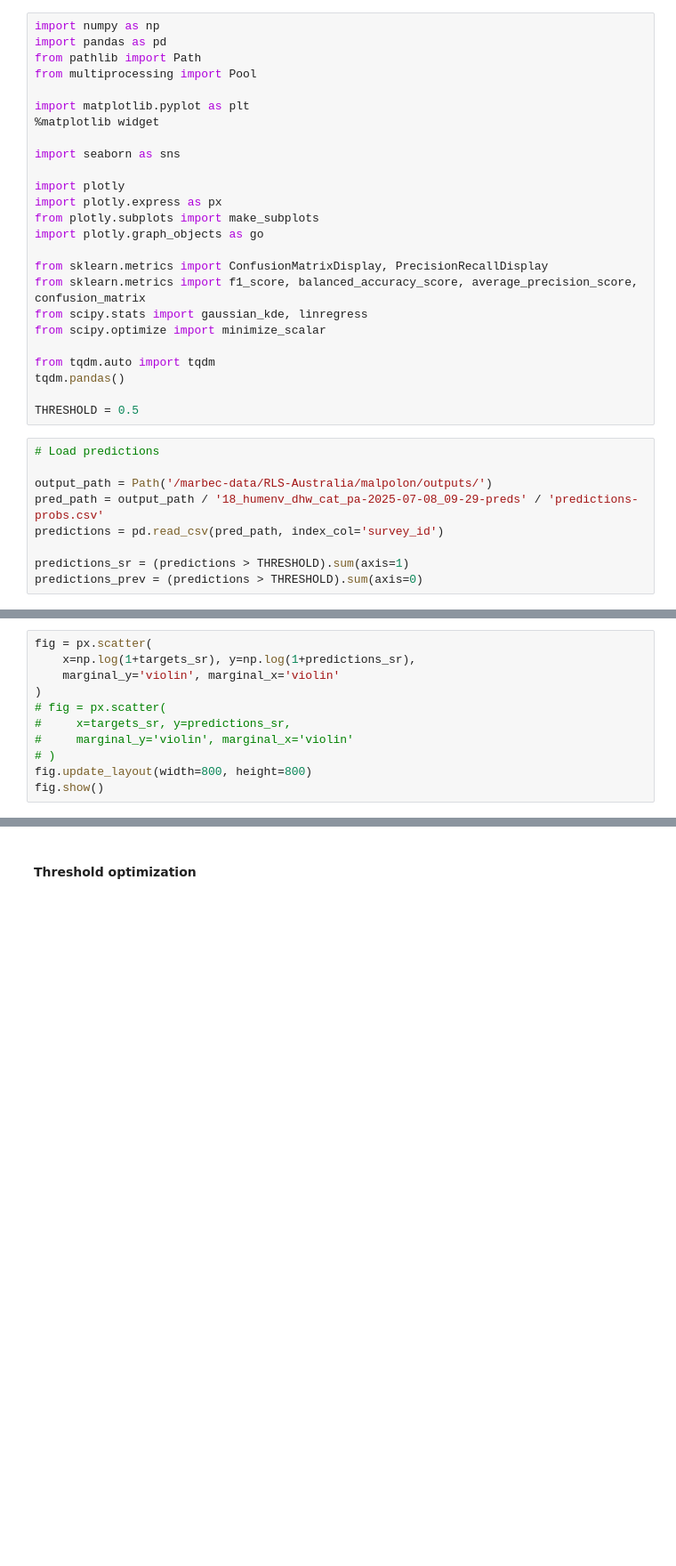
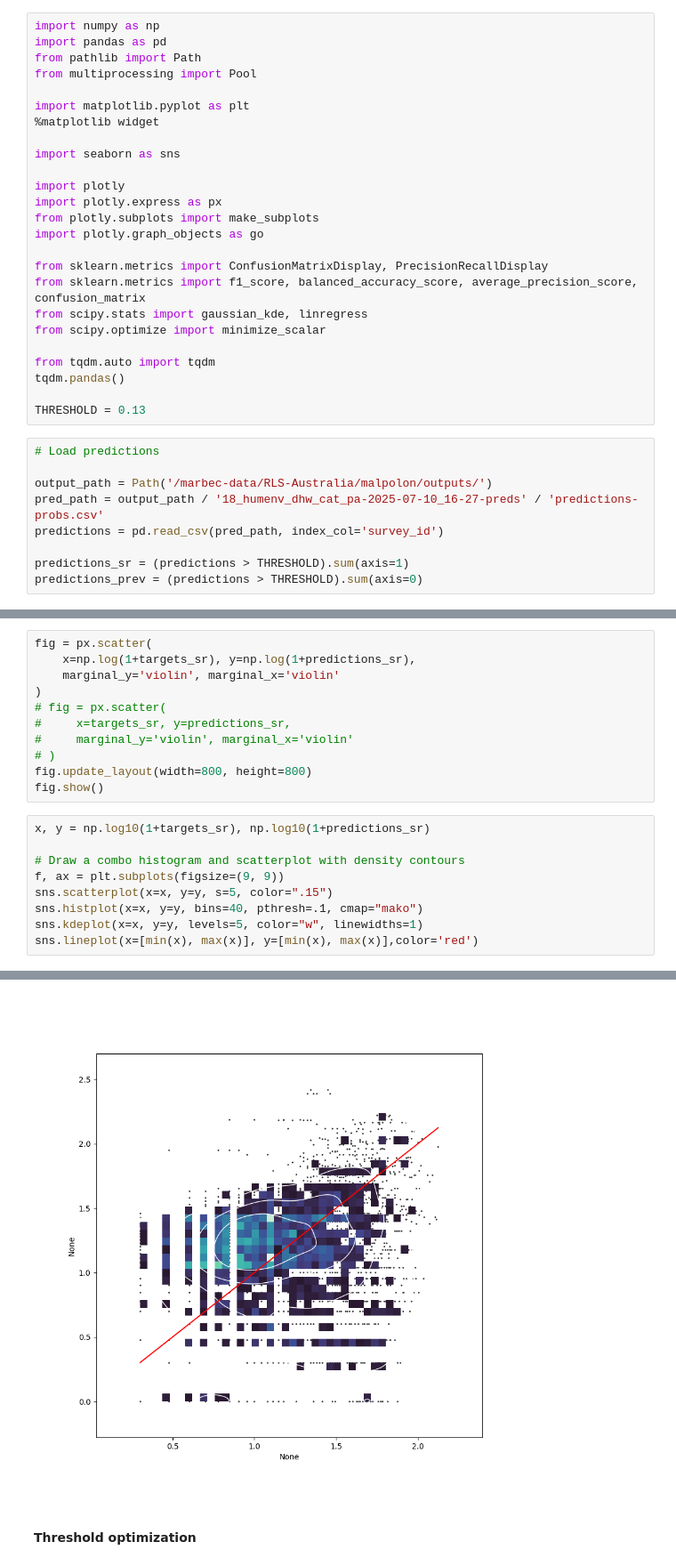
Before and after one commit to morand-g/malpolon-marbec, a Jupyter notebook: examples/RLS/RLS - PA outputs.ipynb, the cells around one changed output, grey strips where cells are left out. Shown at 89% size. Drawn from its saved outputs; the diff is of its cells as text; blank space fills up the shorter version.

```diff
--- a/examples/RLS/RLS - PA outputs.ipynb
+++ b/examples/RLS/RLS - PA outputs.ipynb
@@ -22,12 +22,12 @@ from scipy.optimize import minimize_scalar
 from tqdm.auto import tqdm
 tqdm.pandas()
 
-THRESHOLD = 0.5
+THRESHOLD = 0.13
 # %%
 # Load predictions
 
 output_path = Path('/marbec-data/RLS-Australia/malpolon/outputs/')
-pred_path = output_path / '18_humenv_dhw_cat_pa-2025-07-08_09-29-preds' / 'predictions-probs.csv'
+pred_path = output_path / '18_humenv_dhw_cat_pa-2025-07-10_16-27-preds' / 'predictions-probs.csv'
 predictions = pd.read_csv(pred_path, index_col='survey_id')
 
 predictions_sr = (predictions > THRESHOLD).sum(axis=1)
@@ -63,3 +63,13 @@ fig = px.scatter(
 # )
 fig.update_layout(width=800, height=800)
 fig.show()
+# %%
+x, y = np.log10(1+targets_sr), np.log10(1+predictions_sr)
+
+# Draw a combo histogram and scatterplot with density contours
+f, ax = plt.subplots(figsize=(9, 9))
+sns.scatterplot(x=x, y=y, s=5, color=".15")
+sns.histplot(x=x, y=y, bins=40, pthresh=.1, cmap="mako")
+sns.kdeplot(x=x, y=y, levels=5, color="w", linewidths=1)
+sns.lineplot(x=[min(x), max(x)], y=[min(x), max(x)],color='red')
+# %% [output]
@@ -66,3 +77,4 @@ fig.show()
+[figure, added]
 # %% [markdown]
 #### Threshold optimization
 # %%
```
Also changed, not shown: parts of 13 cells of this notebook.
